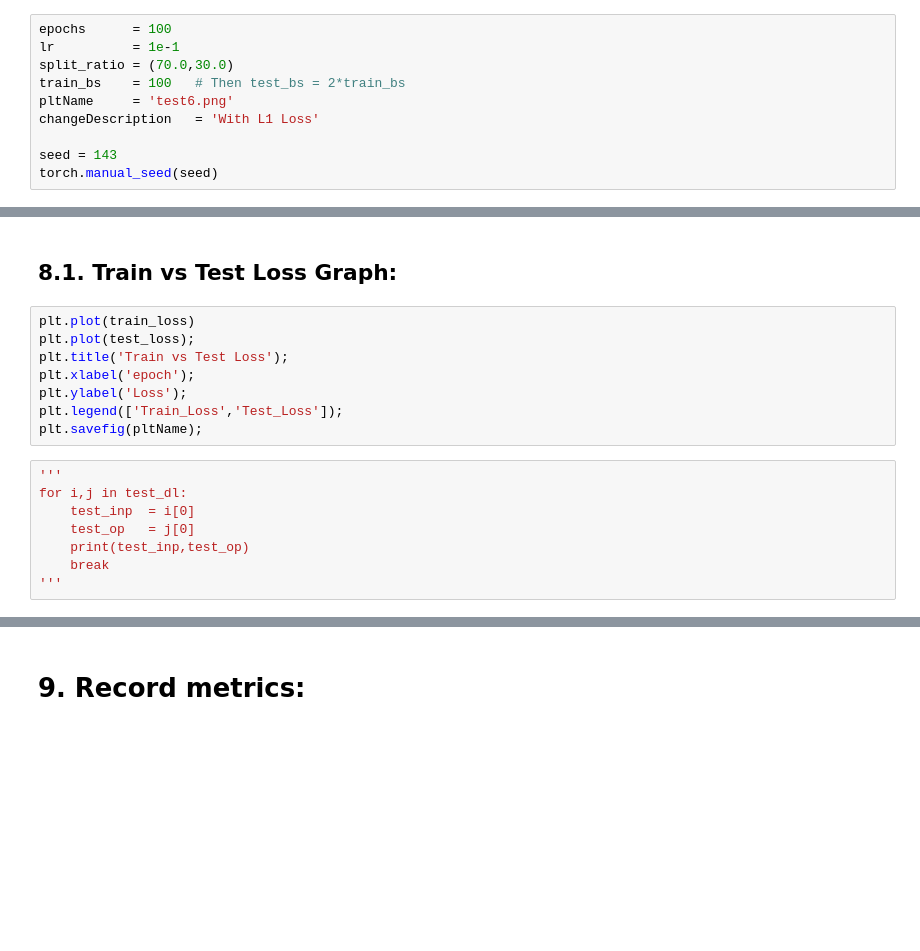
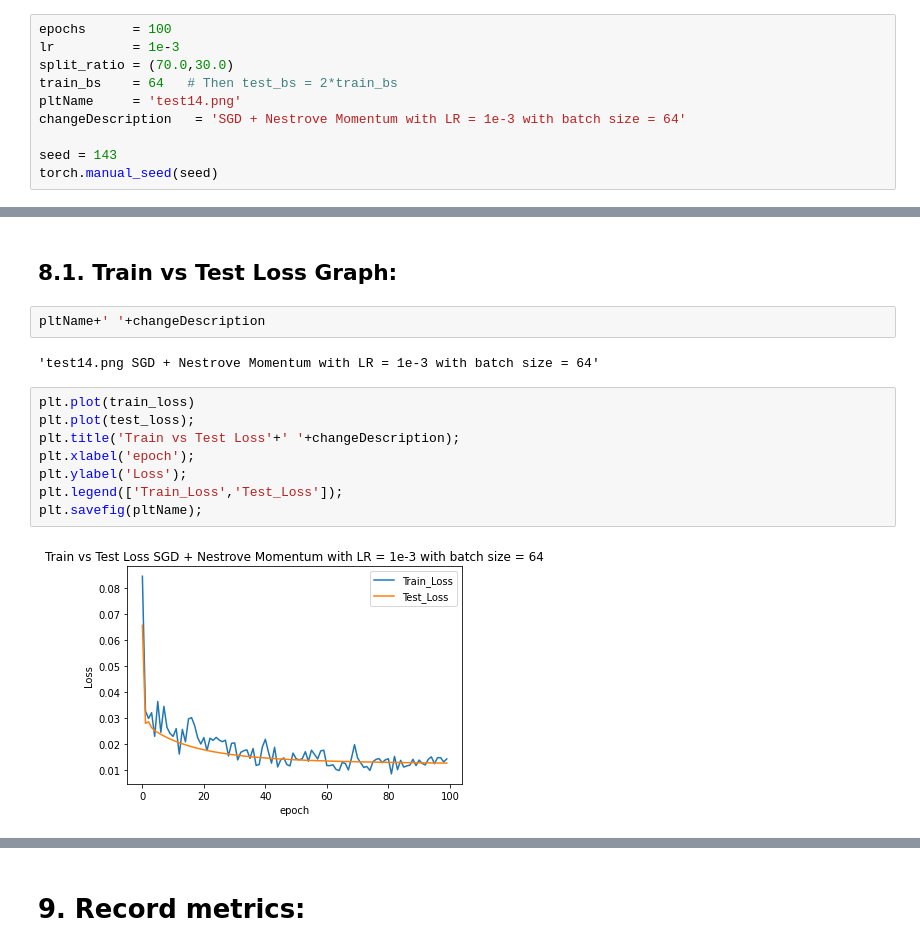
Before and after one commit to k0k00/Predict_in_first6_overs, a Jupyter notebook: IPL_Powerplay_Score_Prediction_v2.ipynb, the cells around one changed output, grey strips where cells are left out. Cells and saved outputs as stored; diff of their text form; blank space fills up the shorter version.

```diff
--- a/IPL_Powerplay_Score_Prediction_v2.ipynb
+++ b/IPL_Powerplay_Score_Prediction_v2.ipynb
@@ -51,11 +51,11 @@ from matplotlib import pyplot as plt
 # **Variable Declaration:**
 # %%
 epochs      = 100
-lr          = 1e-1
+lr          = 1e-3
 split_ratio = (70.0,30.0)
-train_bs    = 100   # Then test_bs = 2*train_bs
-pltName     = 'test6.png'
-changeDescription   = 'With L1 Loss'
+train_bs    = 64   # Then test_bs = 2*train_bs
+pltName     = 'test14.png'
+changeDescription   = 'SGD + Nestrove Momentum with LR = 1e-3 with batch size = 64'
 
 seed = 143
 torch.manual_seed(seed)
@@ -532,22 +828,20 @@ for epoch in range(epochs):
     test(epoch,model = model,  test_loader = test_dl, loss=loss)
 # %% [markdown]
 ## **8.1. Train vs Test Loss Graph:**
+# %%
+pltName+' '+changeDescription
+# %% [output]
+'test14.png SGD + Nestrove Momentum with LR = 1e-3 with batch size = 64'
 # %%
 plt.plot(train_loss)
 plt.plot(test_loss);
-plt.title('Train vs Test Loss');
+plt.title('Train vs Test Loss'+' '+changeDescription);
 plt.xlabel('epoch');
 plt.ylabel('Loss');
 plt.legend(['Train_Loss','Test_Loss']);
 plt.savefig(pltName);
+# %% [output]
+[figure, added]
-# %%
-'''
-for i,j in test_dl:
-    test_inp  = i[0]
-    test_op   = j[0]
-    print(test_inp,test_op)
-    break
-'''
 # %%
 test_inp = torch.Tensor([0.6562, 1.0000, 0.4286, 0.2857, 0.1336, 0.2767, 0.5742, 0.0000, 0.0000,
         0.0000, 0.0000, 0.0000, 0.0000, 0.0000, 0.6360, 0.0511, 0.3145, 0.6621,
```
Also changed, not shown: parts of 46 cells of this notebook, 8 other files.
